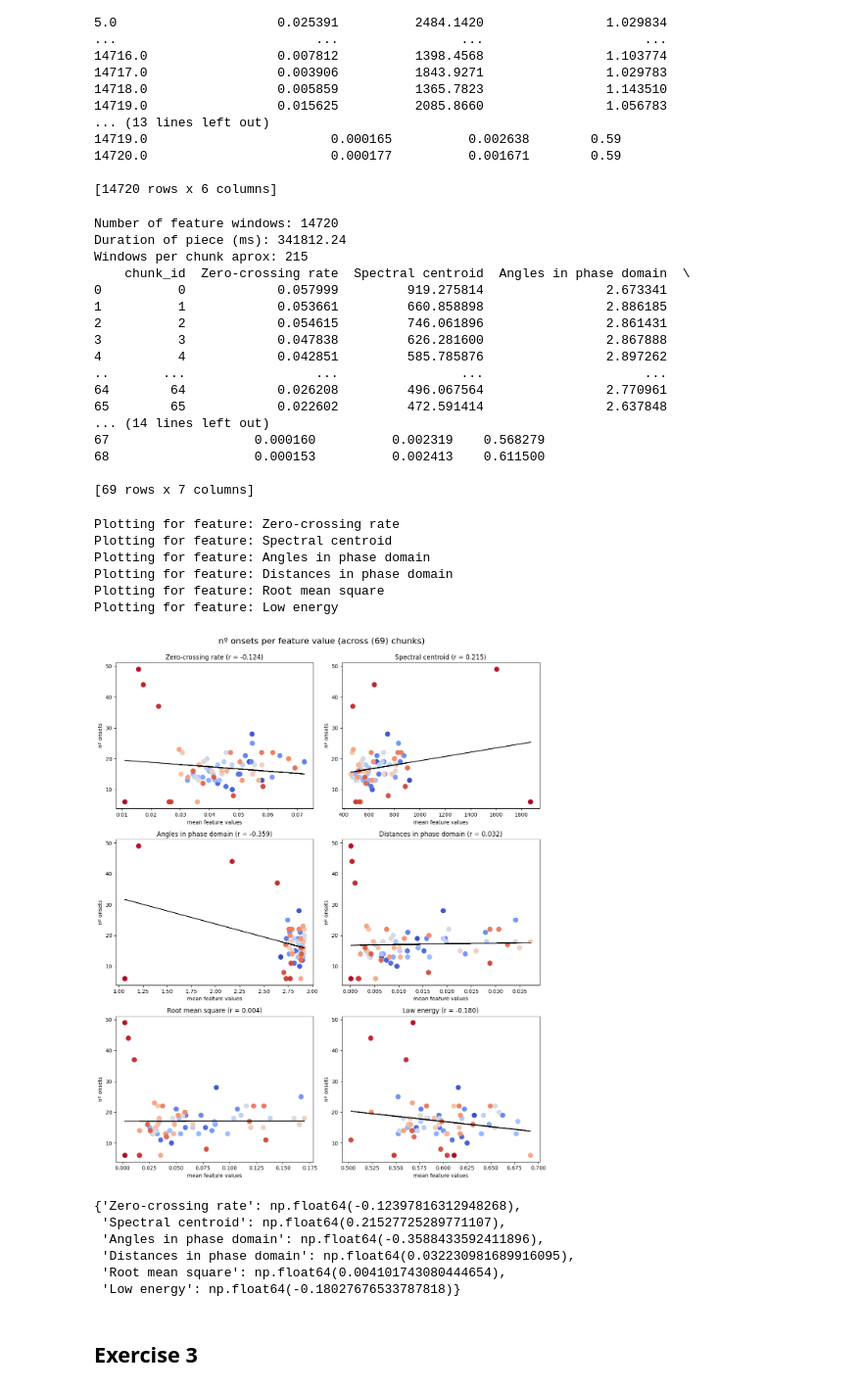
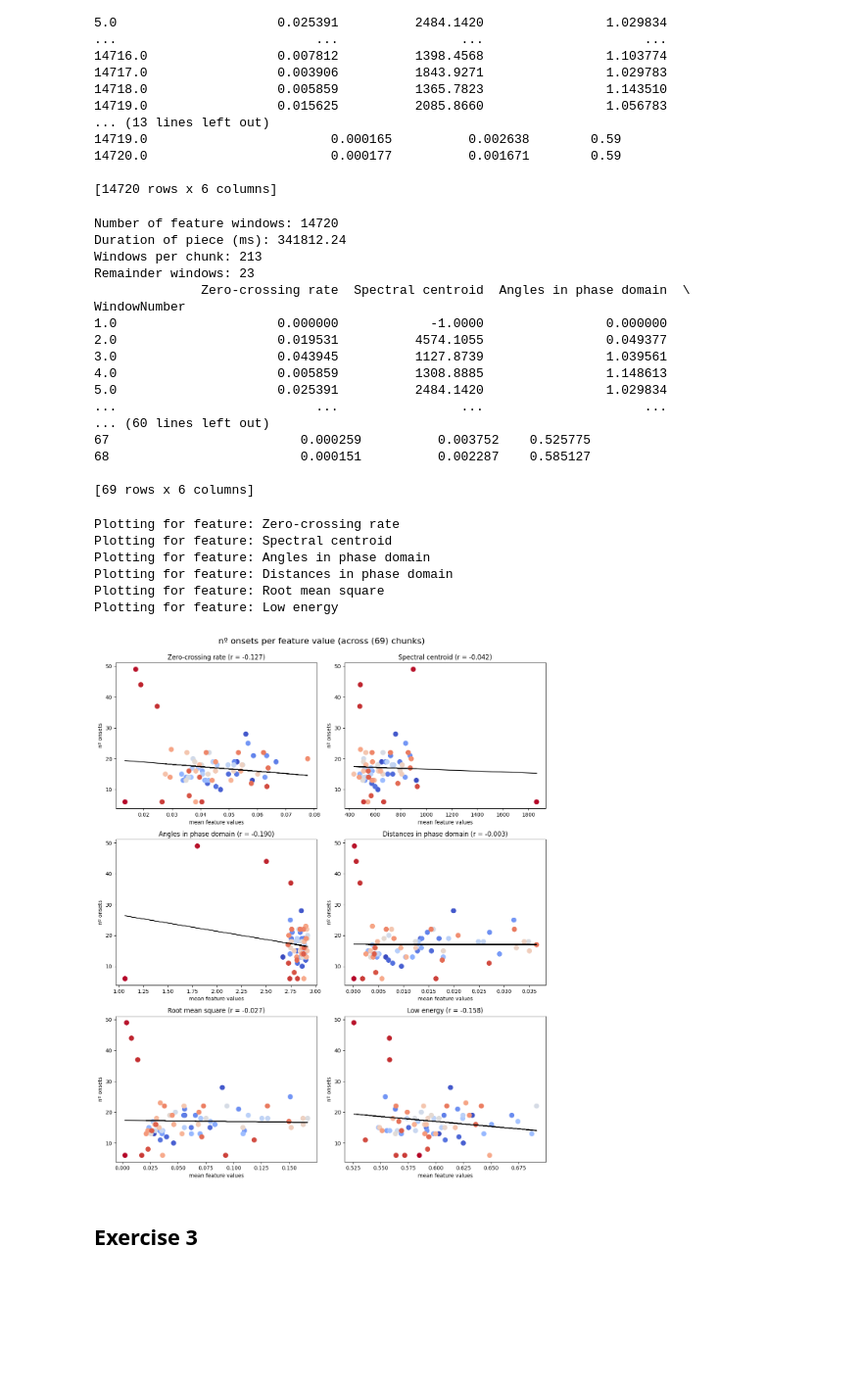
Before and after one commit to martijuanola/RWTH-AIiM, a Jupyter notebook: exercices/e3/e3-main.ipynb, the cells around one changed output. Shown: that part at 98% size. Saved outputs shown, nothing was run; the diff lists cells and outputs as text; code cells hidden in the pictures; blank space fills up the shorter version.

```diff
--- a/exercices/e3/e3-main.ipynb
+++ b/exercices/e3/e3-main.ipynb
@@ -134,43 +134,55 @@ num_windows = features_df.shape[0]
 print(f"Number of feature windows: {num_windows}")
 print(f"Duration of piece (ms): {duration_ms:.2f}")
 
-windows_per_chunk = math.floor(num_windows / duration_ms * chunk_length_ms)
-print(f"Windows per chunk aprox: {windows_per_chunk}")
+# Calculate exact windows per chunk based on actual number of chunks
+num_chunks = len(chunk_paths)
+windows_per_chunk = num_windows // num_chunks  # This gives you 213 windows/chunk
+remainder_windows = num_windows % num_chunks
+print(f"Windows per chunk: {windows_per_chunk}")
+print(f"Remainder windows: {remainder_windows}")
 
-# Merge by chunks
+# Better grouping that handles the remainder
+chunk_ids = np.repeat(range(num_chunks), windows_per_chunk)
+# Assign remaining windows to last chunk
+chunk_ids = np.append(chunk_ids, [num_chunks - 1] * remainder_windows)
+features_df['chunk_id'] = chunk_ids
+print(features_df)
+
 avg_features_per_chunk_df = (features_df
-                             .groupby(np.arange(len(features_df)) // windows_per_chunk)
-                             .mean(numeric_only=True)
-                             .reset_index(names='chunk_id'))
+                             .groupby('chunk_id')
+                             .mean(numeric_only=True))
 print(avg_features_per_chunk_df)
 # %% [output]
 Number of feature windows: 14720
 Duration of piece (ms): 341812.24
-Windows per chunk aprox: 215
-    chunk_id  Zero-crossing rate  Spectral centroid  Angles in phase domain  \
-0          0            0.057999         919.275814                2.673341
-1          1            0.053661         660.858898                2.886185
-2          2            0.054615         746.061896                2.861431
-3          3            0.047838         626.281600                2.867888
-4          4            0.042851         585.785876                2.897262
-..       ...                 ...                ...                     ...
-64        64            0.026208         496.067564                2.770961
-65        65            0.022602         472.591414                2.637848
-... (14 lines left out)
-67                   0.000160          0.002319    0.568279
-68                   0.000153          0.002413    0.611500
+Windows per chunk: 213
+Remainder windows: 23
+              Zero-crossing rate  Spectral centroid  Angles in phase domain  \
+WindowNumber
+1.0                     0.000000            -1.0000                0.000000
+2.0                     0.019531          4574.1055                0.049377
+3.0                     0.043945          1127.8739                1.039561
+4.0                     0.005859          1308.8885                1.148613
+5.0                     0.025391          2484.1420                1.029834
+...                          ...                ...                     ...
+... (60 lines left out)
+67                         0.000259          0.003752    0.525775
+68                         0.000151          0.002287    0.585127
 
-[69 rows x 7 columns]
+[69 rows x 6 columns]
 # %%
 # PLOT [nº ONSETS X avg FEATURE VALUE]
 
-def plot_features(df: pd.DataFrame, title: str = "", regression_line: bool = False):
+def plot_features(df: pd.DataFrame, title: str = "", regression_line: bool = False,
+                  ignored_column_names: List[str] = ["chunk_id", "is_onset", "is_non_onset"]):
     regression_value_map = {}
 
     plt.figure(figsize=(12, 14))
     colors = np.arange(len(chunk_onsets))
 
     for f_idx, feature in enumerate(features_df.columns):
+        if feature in ignored_column_names:
+            continue
         print(f"Plotting for feature: {feature}")
 
         plt.subplot(3, 2, f_idx + 1)
@@ -179,43 +191,41 @@ def plot_features(df: pd.DataFrame, title: str = "", regression_line: bool = Fal
         y = np.array(chunk_onsets)
         plt.scatter(x, y, c=colors, cmap='coolwarm', marker='o', s=75)
         #plt.scatter(df[feature], chunk_onsets, c="blue", marker='o', s=75)
 
         # Regression Line
         if regression_line:
             slope, intercept, r, p, std_err = stats.linregress(x, y)
             plt.plot(x, slope * x + intercept, color="black", label=f"{r}")
 
-            regression_value_map[feature] = r
+            regression_value_map[feature] = {
+                "r": r,
+                "p": p,
+            }
             plt.title(f"{feature} (r = {r:.3f})")
         else:
             plt.title(f"{feature}")
 
         plt.xlabel("mean feature values")
         plt.ylabel("nº onsets")
         plt.tight_layout()
 
     plt.suptitle(title, fontsize=16, y=1.02)
     plt.show()
 
     return regression_value_map
 
 
-plot_features(avg_features_per_chunk_df, title=f"nº onsets per feature value (across ({len(chunk_onsets)}) chunks)",
-              regression_line=True)
+og_correlations = plot_features(avg_features_per_chunk_df,
+                                title=f"nº onsets per feature value (across ({len(chunk_onsets)}) chunks)",
+                                regression_line=True)
 # %% [output]
 Plotting for feature: Zero-crossing rate
 Plotting for feature: Spectral centroid
 Plotting for feature: Angles in phase domain
 Plotting for feature: Distances in phase domain
 Plotting for feature: Root mean square
 Plotting for feature: Low energy
-[figure, old version]
+[figure, new version]
-{'Zero-crossing rate': np.float64(-0.12397816312948268),
- 'Spectral centroid': np.float64(0.21527725289771107),
- 'Angles in phase domain': np.float64(-0.3588433592411896),
- 'Distances in phase domain': np.float64(0.032230981689916095),
- 'Root mean square': np.float64(0.004101743080444654),
- 'Low energy': np.float64(-0.18027676533787818)}
 # %% [markdown]
 ## Exercise 3
 # %%
```
Also changed, not shown: parts of 8 cells of this notebook.
